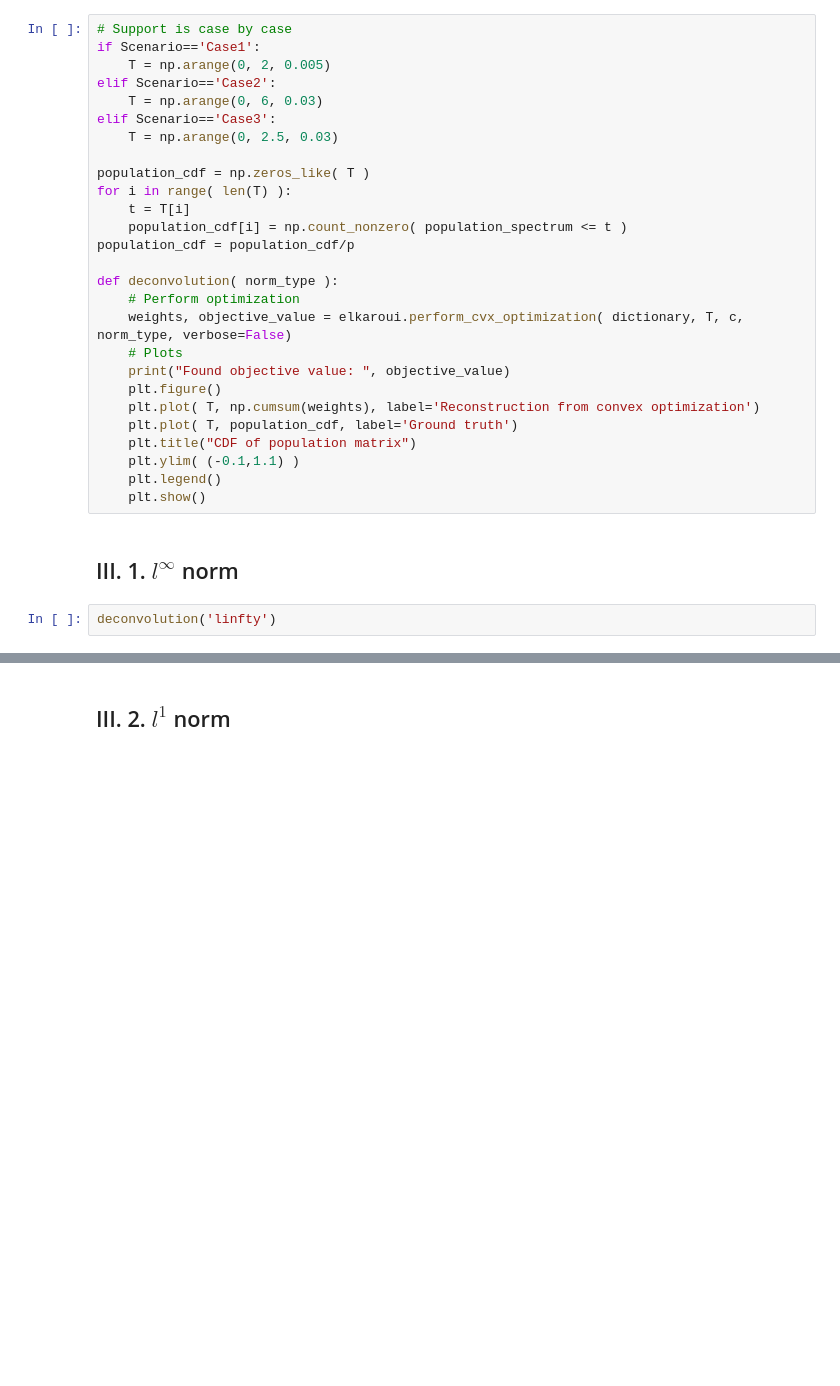
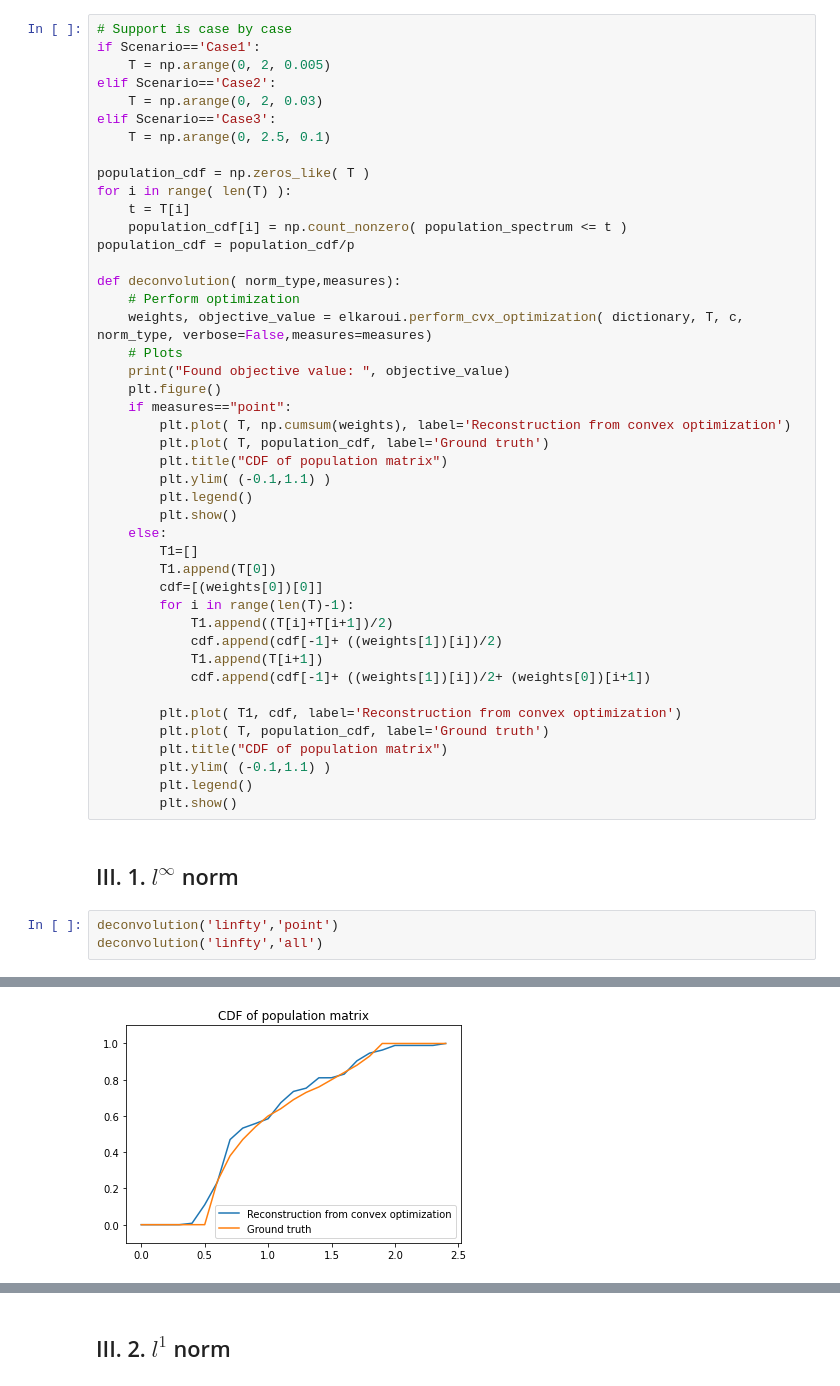
Before and after one commit to mauricio-velasco/free_deconvolution, a Jupyter notebook: ipynb/ElKaroui.ipynb, the cells around one changed output, grey strips where cells are left out. Saved outputs shown, nothing was run; the diff lists cells and outputs as text; blank space fills up the shorter version.

```diff
--- a/ipynb/ElKaroui.ipynb
+++ b/ipynb/ElKaroui.ipynb
@@ -242,9 +261,9 @@ if Scenario=='Case1':
 if Scenario=='Case1':
     T = np.arange(0, 2, 0.005)
 elif Scenario=='Case2':
-    T = np.arange(0, 6, 0.03)
+    T = np.arange(0, 2, 0.03)
 elif Scenario=='Case3':
-    T = np.arange(0, 2.5, 0.03)
+    T = np.arange(0, 2.5, 0.1)
 
 population_cdf = np.zeros_like( T )
 for i in range( len(T) ):
@@ -252,19 +271,38 @@ for i in range( len(T) ):
     population_cdf[i] = np.count_nonzero( population_spectrum <= t )
 population_cdf = population_cdf/p
 
-def deconvolution( norm_type ):
+def deconvolution( norm_type,measures):
     # Perform optimization
-    weights, objective_value = elkaroui.perform_cvx_optimization( dictionary, T, c, norm_type, verbose=False)
+    weights, objective_value = elkaroui.perform_cvx_optimization( dictionary, T, c, norm_type, verbose=False,measures=measures)
     # Plots
     print("Found objective value: ", objective_value)
     plt.figure()
-    plt.plot( T, np.cumsum(weights), label='Reconstruction from convex optimization')
-    plt.plot( T, population_cdf, label='Ground truth')
-    plt.title("CDF of population matrix")
-    plt.ylim( (-0.1,1.1) )
-    plt.legend()
-    plt.show()
+    if measures=="point":
+        plt.plot( T, np.cumsum(weights), label='Reconstruction from convex optimization')
+        plt.plot( T, population_cdf, label='Ground truth')
+        plt.title("CDF of population matrix")
+        plt.ylim( (-0.1,1.1) )
+        plt.legend()
+        plt.show()
+    else:
+        T1=[]
+        T1.append(T[0])
+        cdf=[(weights[0])[0]]
+        for i in range(len(T)-1):
+            T1.append((T[i]+T[i+1])/2)
+            cdf.append(cdf[-1]+ ((weights[1])[i])/2)
+            T1.append(T[i+1])
+            cdf.append(cdf[-1]+ ((weights[1])[i])/2+ (weights[0])[i+1])
+
+        plt.plot( T1, cdf, label='Reconstruction from convex optimization')
+        plt.plot( T, population_cdf, label='Ground truth')
+        plt.title("CDF of population matrix")
+        plt.ylim( (-0.1,1.1) )
+        plt.legend()
+        plt.show()
 # %% [markdown]
 ## III. 1. $l^\infty$ norm
 # %%
-deconvolution('linfty')
+deconvolution('linfty','point')
+deconvolution('linfty','all')
+# %% [output]
@@ -270,0 +312 @@ deconvolution('linfty')
+[figure, added]
```
Also changed, not shown: parts of 9 cells of this notebook.
